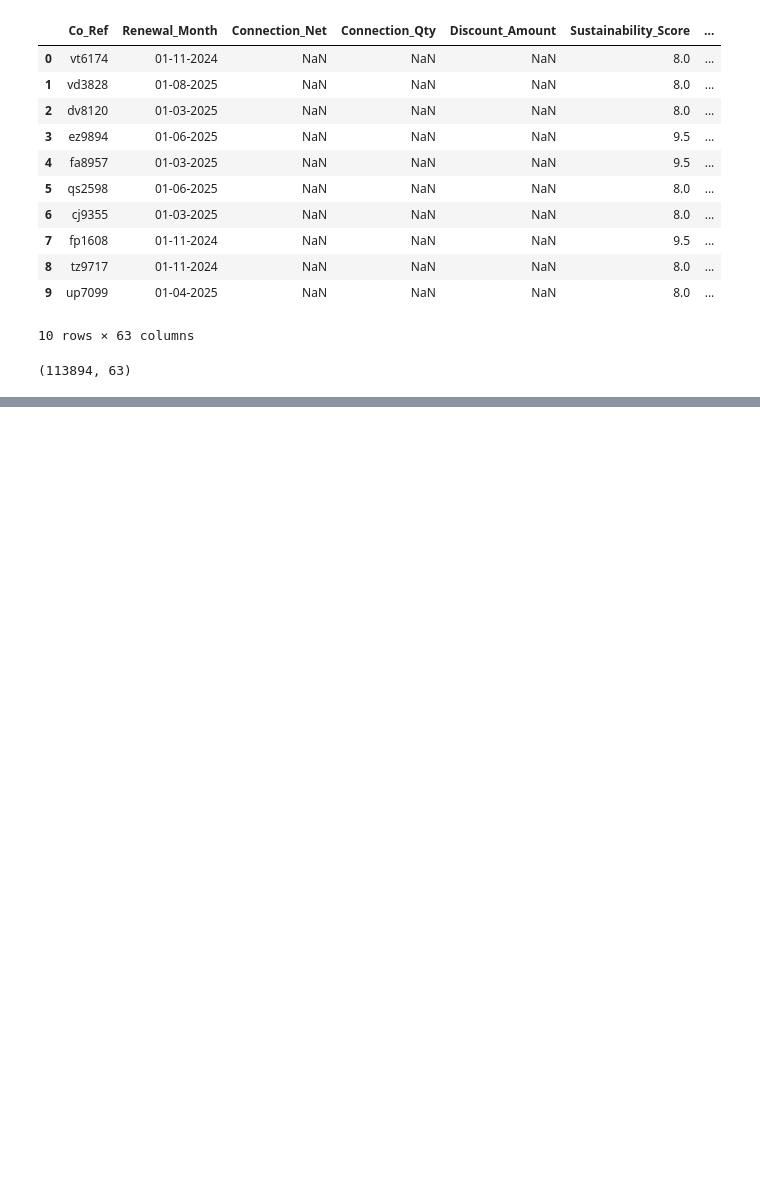
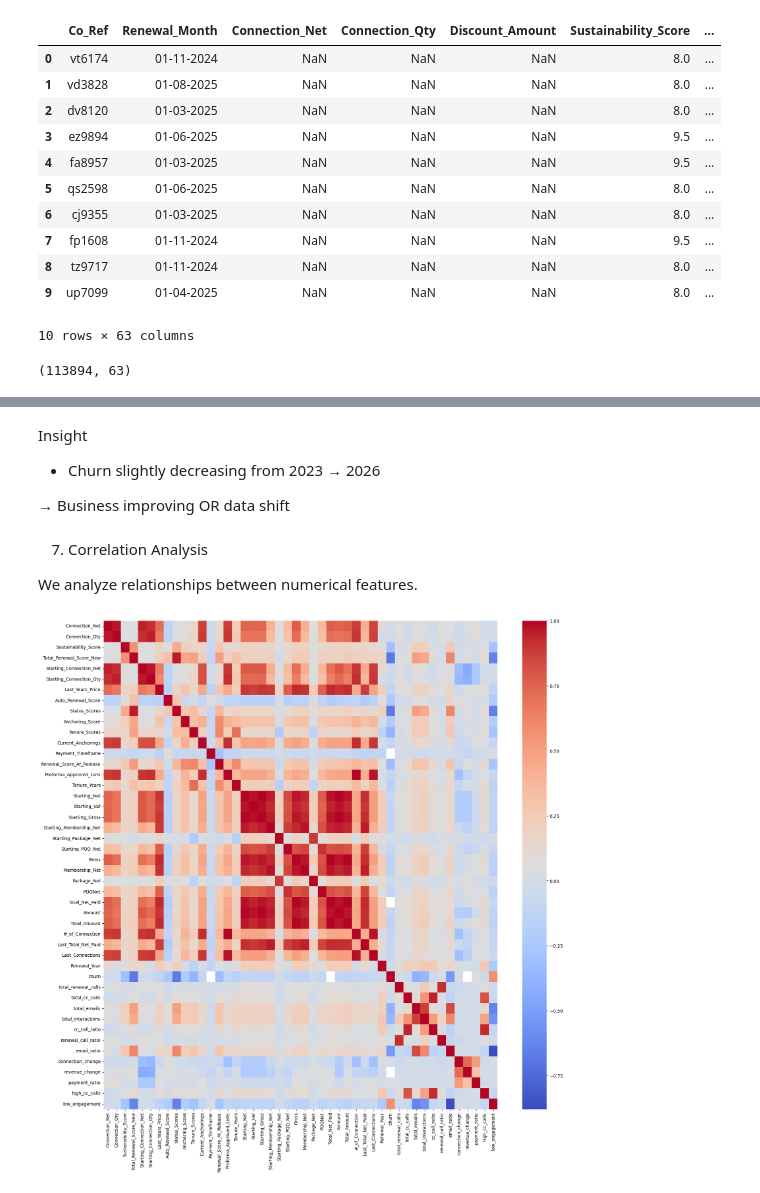
Before and after one commit to nehasuresh2204-lang/ds_mini-project, a Jupyter notebook: 01A_data_preparation_eda.ipynb, the cells around one changed output, grey strips where cells are left out. Drawn from its saved outputs; the diff is of its cells as text; code cells hidden in the pictures; blank space fills up the shorter version.

```diff
--- a/01A_data_preparation_eda.ipynb
+++ b/01A_data_preparation_eda.ipynb
@@ -593,0 +697,4 @@ df.to_csv("model_dataset_option_A.csv", index=False)
+# %%
+# payment ratio
+
+df['payment_ratio'] = df['Total_Amount'] / (df['Amount'] + 1)
@@ -593,0 +722,6 @@ df.to_csv("model_dataset_option_A.csv", index=False)
+# %%
+df['tenure_bucket'] = pd.cut(
+    df['Tenure_Years'],
+    bins=[0, 1, 3, 5, 10, 50],
+    labels=['0-1', '1-3', '3-5', '5-10', '10+']
+)
@@ -593,0 +758,2 @@ df.to_csv("model_dataset_option_A.csv", index=False)
+# %%
+df['high_cc_calls'] = (df['total_cc_calls'] > df['total_cc_calls'].median()).astype(int)
@@ -593,0 +772,2 @@ df.to_csv("model_dataset_option_A.csv", index=False)
+# %%
+df['low_engagement'] = (df['total_interactions'] == 0).astype(int)
@@ -593,0 +1030,19 @@ df.to_csv("model_dataset_option_A.csv", index=False)
+# %% [markdown]
+Insight
+
+- Churn slightly decreasing from 2023 → 2026
+
+→ Business improving OR data shift
+# %% [markdown]
+7. Correlation Analysis
+
+We analyze relationships between numerical features.
+# %%
+import seaborn as sns
+import matplotlib.pyplot as plt
+
+plt.figure(figsize=(20,20))
+sns.heatmap(df.corr(numeric_only=True), cmap='coolwarm')
+plt.show()
+# %% [output]
+[figure, added]
```
Also changed, not shown: parts of 60 cells of this notebook, 1 other file.
